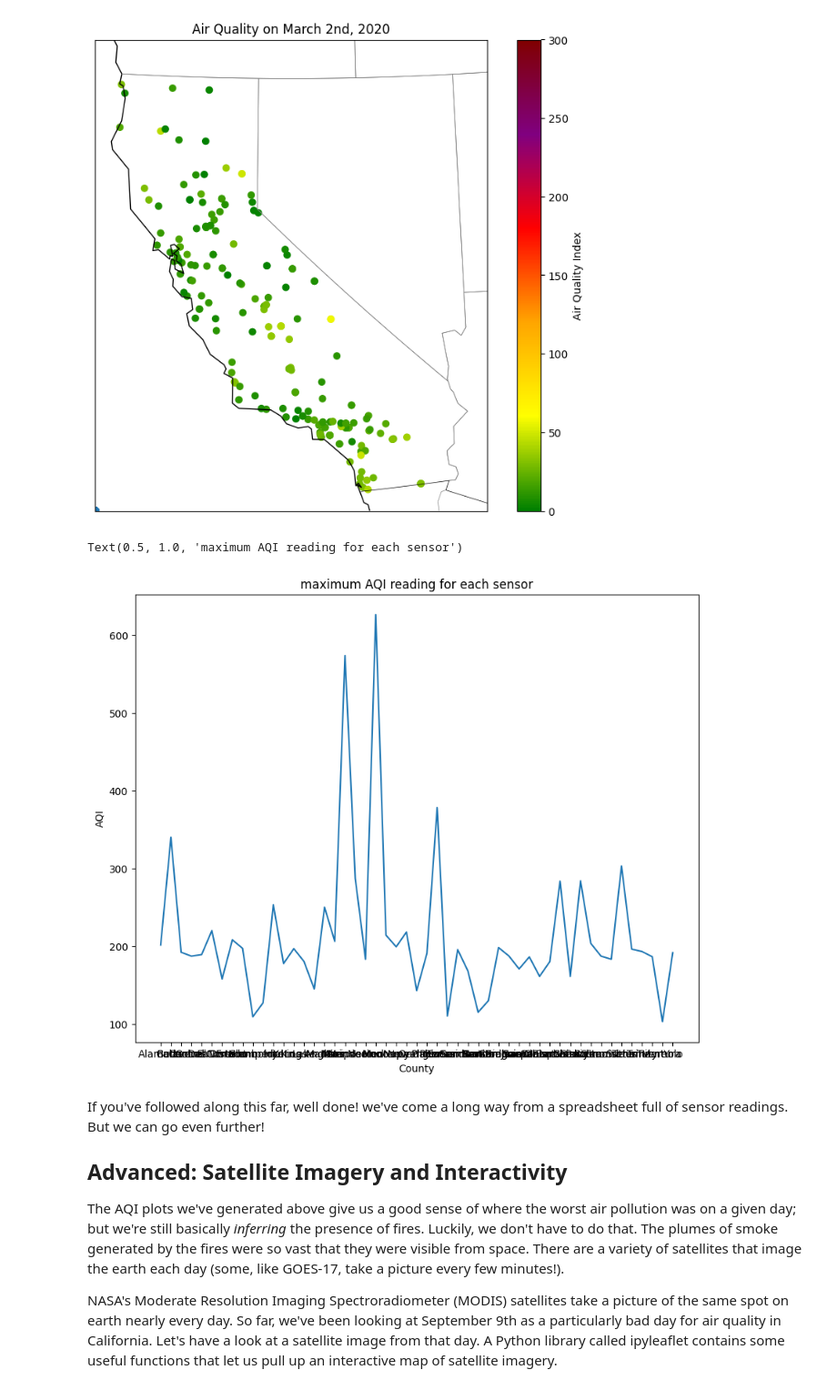
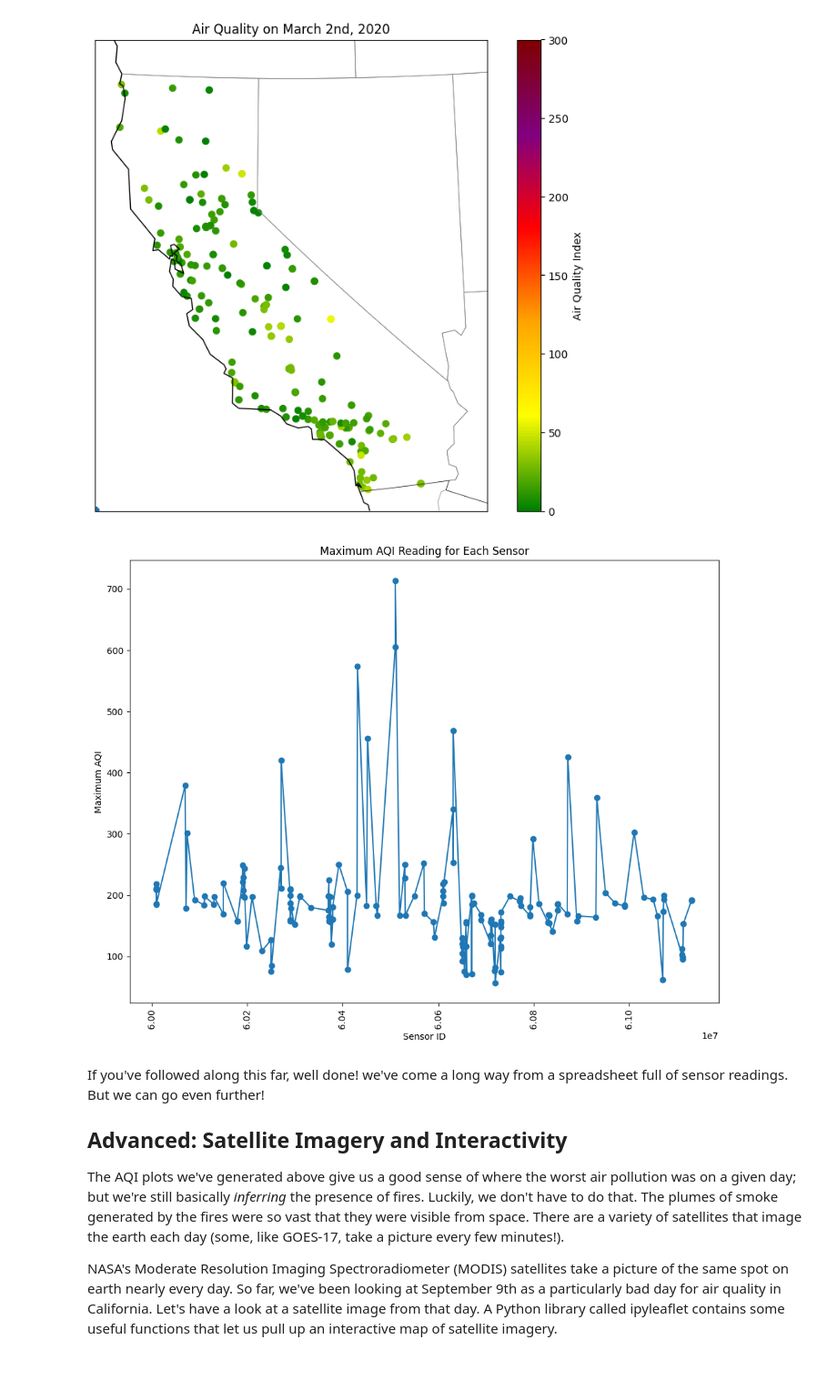
Before and after one commit to Zccarou/QM2, a Jupyter notebook: notebooks/W03. Spatial Data.ipynb, the cells around one changed output. Shown at 91% size. Cells and saved outputs as stored; diff of their text form; code cells hidden in the pictures.

```diff
--- a/notebooks/W03. Spatial Data.ipynb
+++ b/notebooks/W03. Spatial Data.ipynb
@@ -454,16 +454,17 @@ plt.title('Air Quality on March 2nd, 2020')
 plt.colorbar(label='Air Quality Index');
 # %% [output]
 [figure]
-# %%
-counties=county_daily.groupby('COUNTY')['AQI'].max().reset_index()
-counties.sort_values(by='AQI',ascending=False)
-plt.plot(counties['COUNTY'],counties['AQI'])
-plt.xlabel("County")
-plt.ylabel("AQI")
-plt.title("maximum AQI reading for each sensor")
-# %% [output]
-Text(0.5, 1.0, 'maximum AQI reading for each sensor')
-[figure, removed]
+# %%
+sensor_max_aqi = df.groupby('Site ID')['AQI'].max().reset_index()
+plt.plot(sensor_max_aqi['Site ID'], sensor_max_aqi['AQI'], marker='o', linestyle='-')
+plt.xlabel("Sensor ID")
+plt.ylabel("Maximum AQI")
+plt.title("Maximum AQI Reading for Each Sensor")
+plt.xticks(rotation=90)  # Rotate x-axis labels for better readability
+plt.tight_layout()  # Adjust layout to prevent overlapping labels
+plt.show()
+# %% [output]
+[figure, added]
 # %% [markdown]
 If you've followed along this far, well done! we've come a long way from a spreadsheet full of sensor readings. But we can go even further!
 
```
